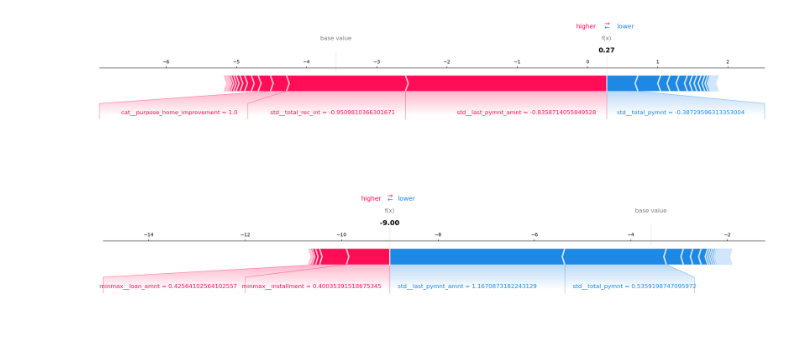
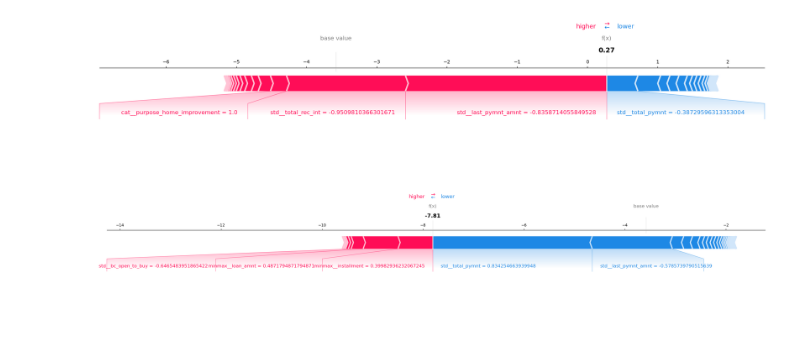
Before and after one commit to yxing12/data1030-load-default-prob, a Jupyter notebook: src/loan_default_prob_20w.ipynb, the cells around one changed output. Cells and saved outputs as stored; diff of their text form; code cells hidden in the pictures.

Commit message:
updated shap force plot

```diff
--- a/src/loan_default_prob_20w.ipynb
+++ b/src/loan_default_prob_20w.ipynb
@@ -1783,10 +1781,10 @@ plt.show()
 # %% [output]
 [figure]
 # %%
-index = 888
-shap.force_plot(explainer.expected_value, shap_values[index,:], features = df_test.iloc[index,:], feature_names = feature_names, show=False, matplotlib=True, figsize=(20,5))
+index = 777
+shap.force_plot(explainer.expected_value, shap_values[index,:], features = df_test.iloc[index,:], feature_names = feature_names, show=False, matplotlib=True, figsize=(25,5))
 plt.tight_layout()
-plt.savefig('../figures/SHAP Force Plot on index=888.png', dpi=300)
+plt.savefig('../figures/SHAP Force Plot on index=777.png', dpi=300)
 plt.show()
 # %% [output]
-[figure, old version]
+[figure, new version]
```
Also changed, not shown: parts of 1 cell of this notebook, 2 other files.
